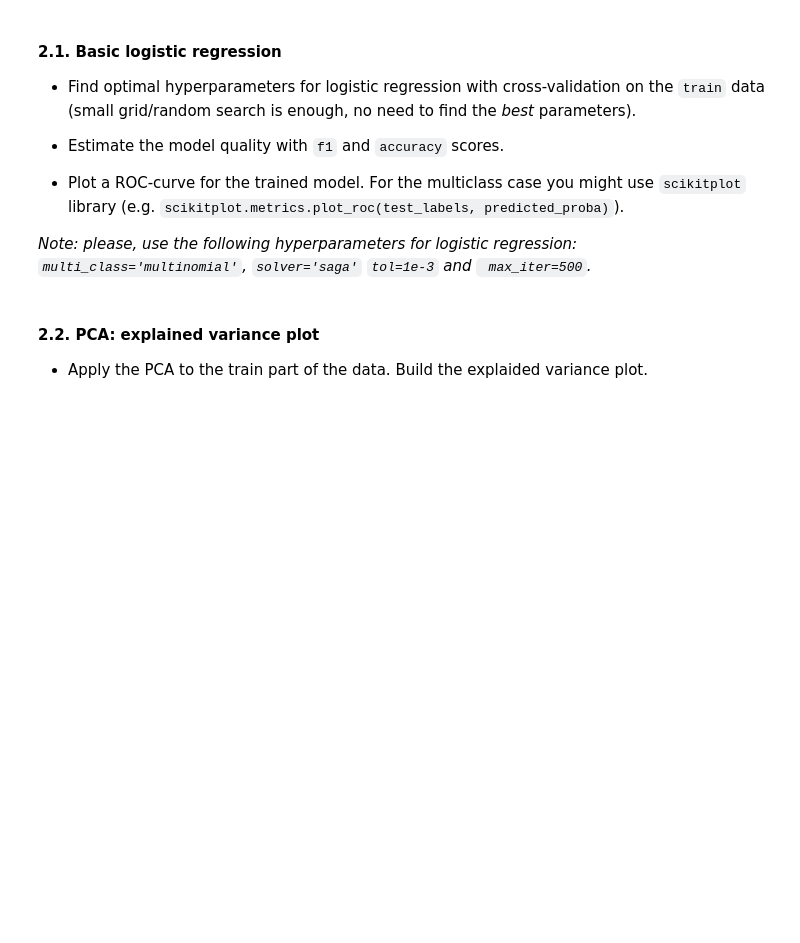
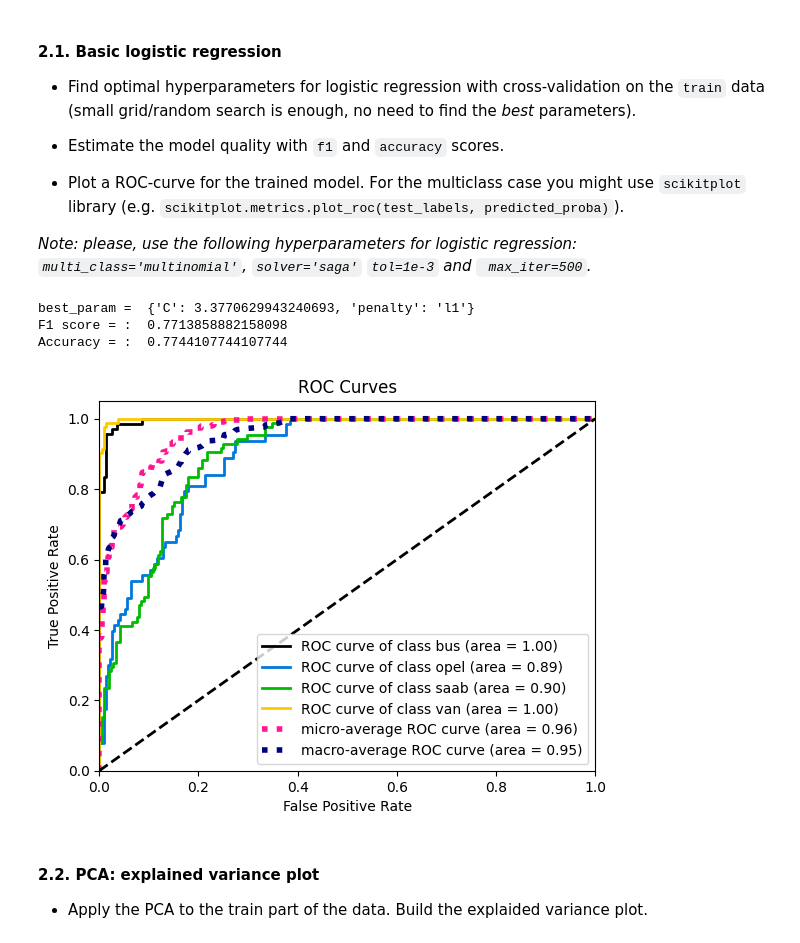
Before and after one commit to Masoudvahid/ML-2022-MIPT, a Jupyter notebook: lab01_ml_pipeline/Lab1_part2_ml_pipeline.ipynb, the cells around one changed output. Saved outputs shown, nothing was run; the diff lists cells and outputs as text; code cells hidden in the pictures; blank space fills up the shorter version.

```diff
--- a/lab01_ml_pipeline/Lab1_part2_ml_pipeline.ipynb
+++ b/lab01_ml_pipeline/Lab1_part2_ml_pipeline.ipynb
@@ -102,0 +101,13 @@ Here you are supposed to perform the desired transformations. Please, explain yo
+# %%
+### YOUR CODE HERE
+from sklearn.preprocessing import StandardScaler
+normalizer = StandardScaler()
+X_train_scaled = normalizer.fit_transform(X_train)
+X_test_scaled = normalizer.fit_transform(X_test)
+
+# show how the data set has chenged
+X_train_pd = pd.DataFrame(X_train_scaled)
+# First 15 rows of our dataset.
+X_train_pd.head(15)
+
+### the reasion for this transformation is that we our data woudnl't converge if we don't transform it with "Standard deviation"
@@ -113,3 +139,49 @@ Here you are supposed to perform the desired transformations. Please, explain yo
+# %%
+### YOUR CODE HERE
+from sklearn.linear_model import LogisticRegression
+from sklearn.metrics import confusion_matrix, accuracy_score
+from sklearn.model_selection import RandomizedSearchCV
+from scipy.stats import uniform
+from sklearn.metrics import f1_score
+
+
+logisticRegr = LogisticRegression(multi_class='multinomial', solver='saga', tol=1e-3, max_iter=500)
+distributions = dict(C=uniform(loc=0, scale=4), penalty=['l2', 'l1'])
+clf = RandomizedSearchCV(logisticRegr, distributions, random_state=0)
+search = clf.fit(X_train_scaled, y_train)
+print("best_param = ", search.best_params_)
+y_predicted = clf.predict(X_test_scaled)
+print("F1 score = : ", f1_score(y_test, y_predicted, average='macro'))
+print("Accuracy = : ", clf.score(X_test_scaled, y_test))
+
+predicted_proba = clf.predict_proba(X_test_scaled)
+scikitplot.metrics.plot_roc(y_test, predicted_proba)
+plt.show()
+
+
+################################
+# logisticRegr.fit(X_train_scaled, y_train)
+
+# y_pred = logisticRegr.predict(X_test_scaled)
+# accuracy = accuracy_score(y_test, y_pred)*100
+# confusion_mat = confusion_matrix(y_test, y_pred)
+
+# print("Accuracy is",accuracy)
+# print("Confusion Matrix")
+# print(confusion_mat)
+
+# # Plot ROC-curve
+# from sklearn.model_selection import GridSearchCV
+# param_grid = {'C': np.logspace(-4, 4, 20), 'l1_ratio': np.linspace(0, 1, 11), 'penalty' :['elasticnet']}
+# clf = GridSearchCV(logisticRegr, parameters, cv=5)
+# clf.fit(X_train_scaled, y_train)
+# y_pred = clf.predict(X_test_scaled)
+# plt.show()
+# %% [output]
+best_param =  {'C': 3.3770629943240693, 'penalty': 'l1'}
+F1 score = :  0.7713858882158098
+Accuracy = :  0.7744107744107744
+[figure, added]
 # %%
 # You might use this command to install scikit-plot.
 # Warning, if you a running locally, don't call pip from within jupyter, call it from terminal in the corresponding
```
Also changed, not shown: parts of 23 cells of this notebook, 1 other file.
